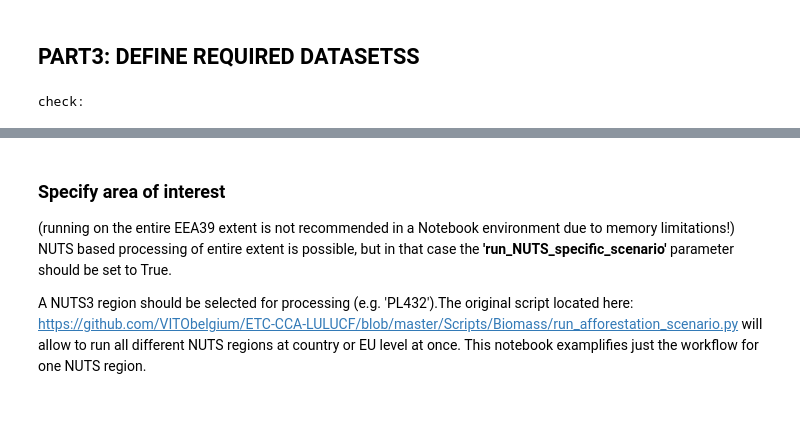
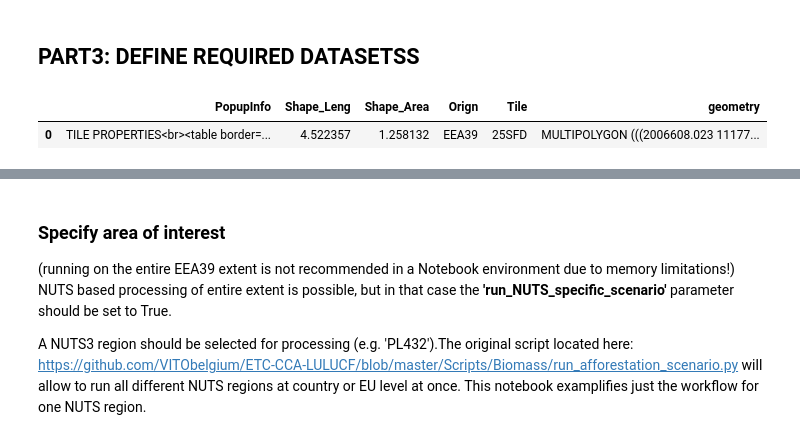
Before and after one commit to eea/ETC-LULUCF, a Jupyter notebook: notebooks/LB_increase_afforestation_grassland_cropland_IPCCTier2_V20231002.ipynb, the cells around one changed output, grey strips where cells are left out. Saved outputs shown, nothing was run; the diff lists cells and outputs as text; code cells hidden in the pictures; blank space fills up the shorter version.

```diff
--- a/notebooks/LB_increase_afforestation_grassland_cropland_IPCCTier2_V20231002.ipynb
+++ b/notebooks/LB_increase_afforestation_grassland_cropland_IPCCTier2_V20231002.ipynb
@@ -268,10 +269,12 @@ STEP_04 basefolder set and confi specifications done  2023-10-31 10:19:26.548600
 # Define processing extent
 ### TODO: Fill in the location that you stored these files locally!!!
 ## location with the EEA39 extent
-print ("check:")
 EEA_extent_layer = gpd.read_file(os.path.join(Basefolder_input_data, 'AOI', 'EEA39_extent_noDOM.shp'))
-# %% [output]
-check:
+# %%
+EEA_extent_layer
+# %% [output]
+|  | PopupInfo | Shape_Leng | Shape_Area | Orign | Tile | geometry |
+| 0 | TILE PROPERTIES<br><table border=... | 4.522357 | 1.258132 | EEA39 | 25SFD | MULTIPOLYGON (((2006608.023 11177... |
 # %%
 
 ### TODO: Fill in the location that you stored these files locally!!!
```
Also changed, not shown: parts of 7 cells of this notebook, 1 other file.
